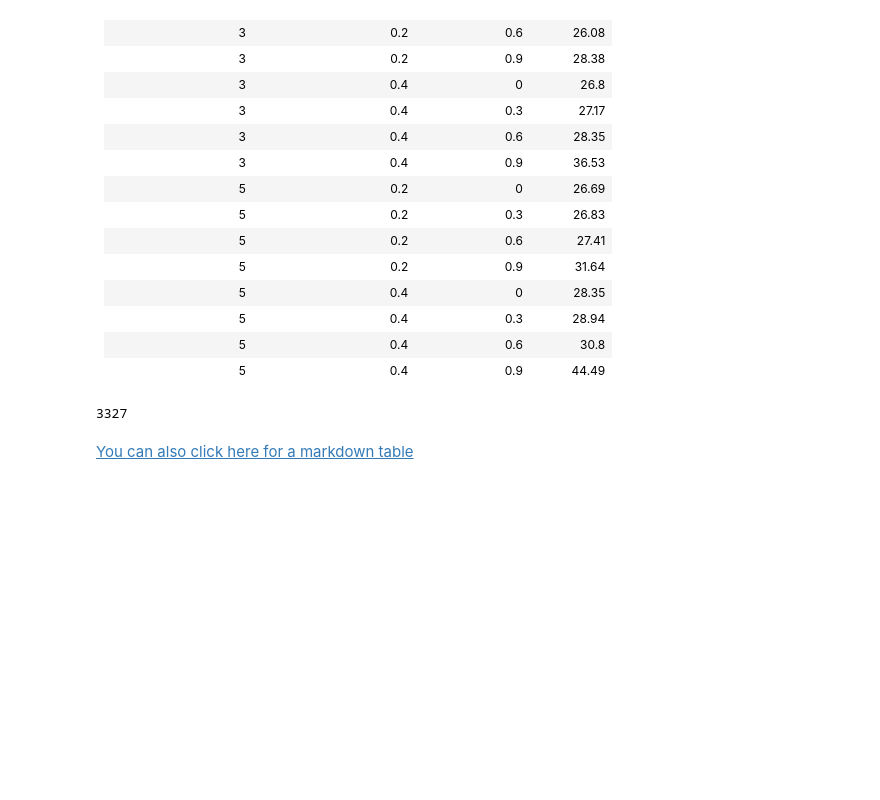
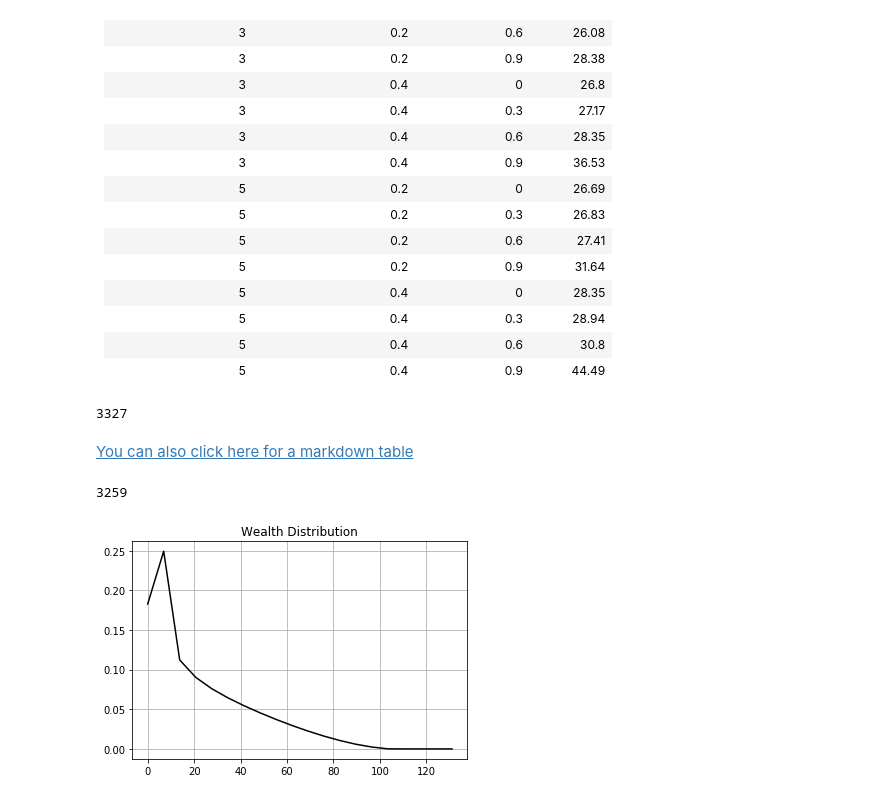
Before and after one commit to zhuang13atJHU/ballpark, a Jupyter notebook: models/We-Would-Like-In-Econ-ARK/AiyagariIdiosyncratic/Code.ipynb, the cells around one changed output. Cells and saved outputs as stored; diff of their text form; code cells hidden in the pictures; blank space fills up the shorter version.

```diff
--- a/models/We-Would-Like-In-Econ-ARK/AiyagariIdiosyncratic/Code.ipynb
+++ b/models/We-Would-Like-In-Econ-ARK/AiyagariIdiosyncratic/Code.ipynb
@@ -272,3 +262,24 @@ table.write(m)
 3327
 # %% [markdown]
 [You can also click here for a markdown table](Table_SavingRate.md)
+# %%
+# save it in a latex table
+latex = tabulate(df3,headers, tablefmt="latex")
+path = 'Tex\\Tables\\Table_SavingRate.tex'
+table2 = open(path, 'w')
+table2.write(latex)     #save the latex table
+# %% [output]
+3259
+# %%
+# plot wealth distribution under the baseline calibration
+s = eq.dr.endo_grid.nodes() # grid for states (i.e the state variable--wealth in this case)
+plt.plot(s[0:20], eq.μ.sum(axis=0)[0:20], color='black')   # I drop the last 10 grids when plotting since the probabilities of these levels of wealth are very close to zero. # The reason why I didn't use log for wealth is that taking log of a number which is extremely close to zero gets a very negative number
+plt.grid()
+plt.title("Wealth Distribution")
+plt.savefig('Figure_WealthDistribution.png')    # save the figure in the current directory
+
+# save the figure in the directory where TeX file is located.
+save_results_to = 'Tex/Figures/'
+plt.savefig(save_results_to + 'Figure_WealthDistribution.png', dpi = 300)
+# %% [output]
+[figure, added]
```
Also changed, not shown: parts of 4 cells of this notebook, 4 other files.
